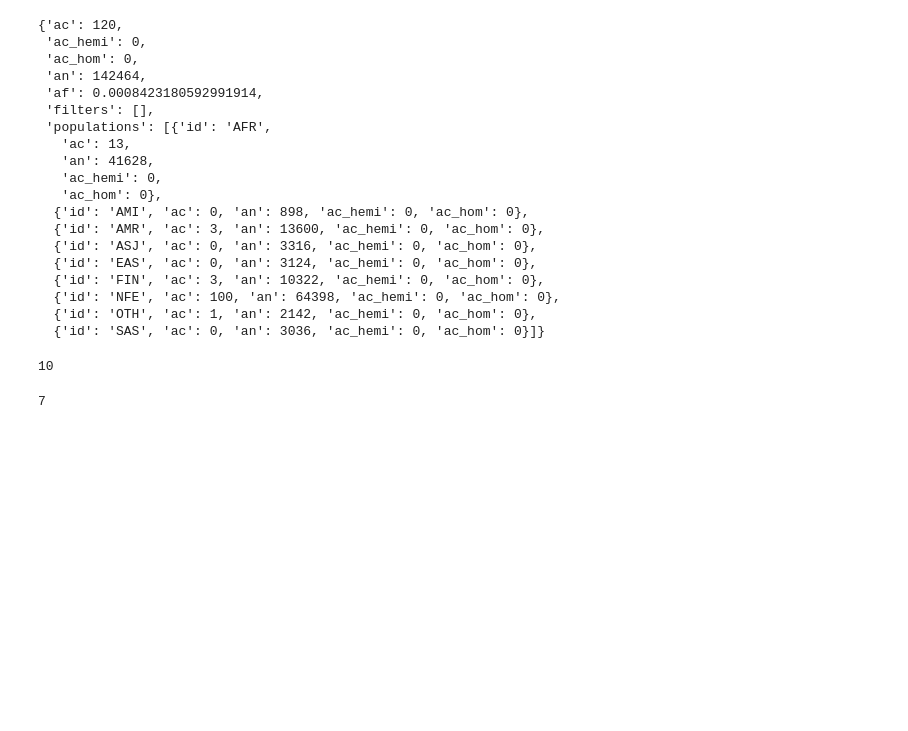
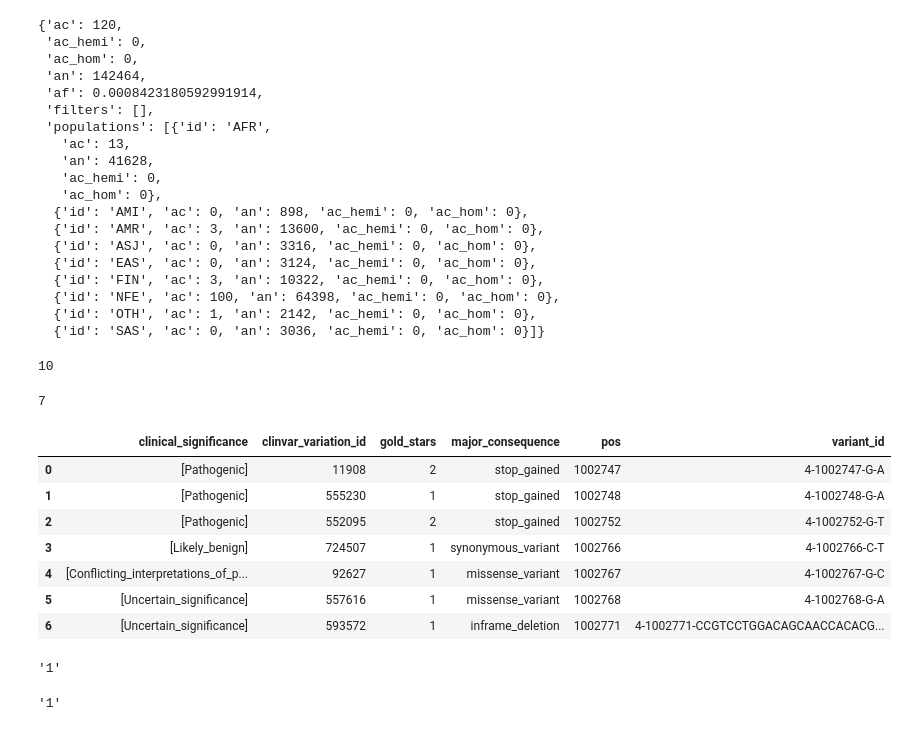
Before and after one commit to bioinfo-hcpa/pynoma, a Jupyter notebook: notebooks/requests.ipynb, the cells around one changed output. Drawn from its saved outputs; the diff is of its cells as text; code cells hidden in the pictures; blank space fills up the shorter version.

```diff
--- a/notebooks/requests.ipynb
+++ b/notebooks/requests.ipynb
@@ -598,3 +598,23 @@ len(variants)
 len(clinical_var)
 # %% [output]
 7
+# %%
+pd.DataFrame(clinical_var)
+# %% [output]
+|  | clinical_significance | clinvar_variation_id | gold_stars | major_consequence | pos | variant_id |
+| 0 | [Pathogenic] | 11908 | 2 | stop_gained | 1002747 | 4-1002747-G-A |
+| 1 | [Pathogenic] | 555230 | 1 | stop_gained | 1002748 | 4-1002748-G-A |
+| 2 | [Pathogenic] | 552095 | 2 | stop_gained | 1002752 | 4-1002752-G-T |
+| 3 | [Likely_benign] | 724507 | 1 | synonymous_variant | 1002766 | 4-1002766-C-T |
+| 4 | [Conflicting_interpretations_of_p... | 92627 | 1 | missense_variant | 1002767 | 4-1002767-G-C |
+| 5 | [Uncertain_significance] | 557616 | 1 | missense_variant | 1002768 | 4-1002768-G-A |
+| 6 | [Uncertain_significance] | 593572 | 1 | inframe_deletion | 1002771 | 4-1002771-CCGTCCTGGACAGCAACCACACG... |
+# %%
+a="1"
+str(a)
+# %% [output]
+'1'
+# %%
+a
+# %% [output]
+'1'
```
Also changed, not shown: 1 other file.
